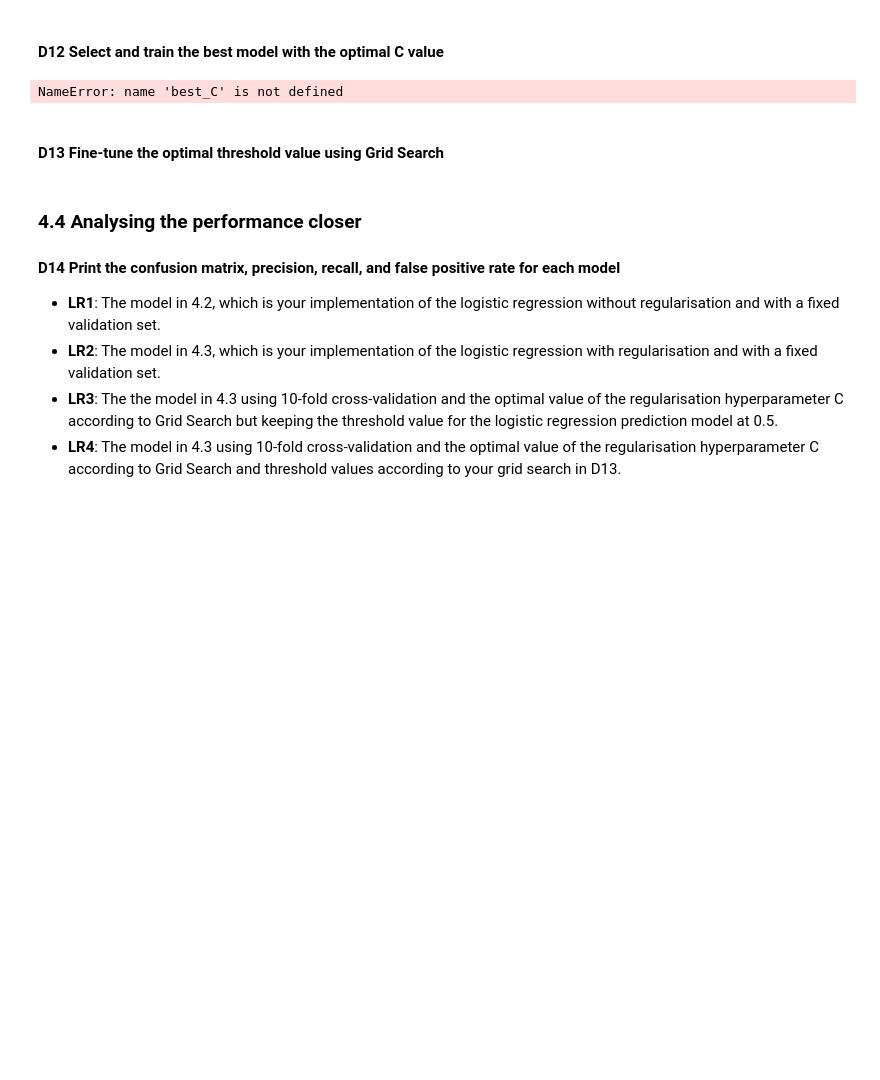
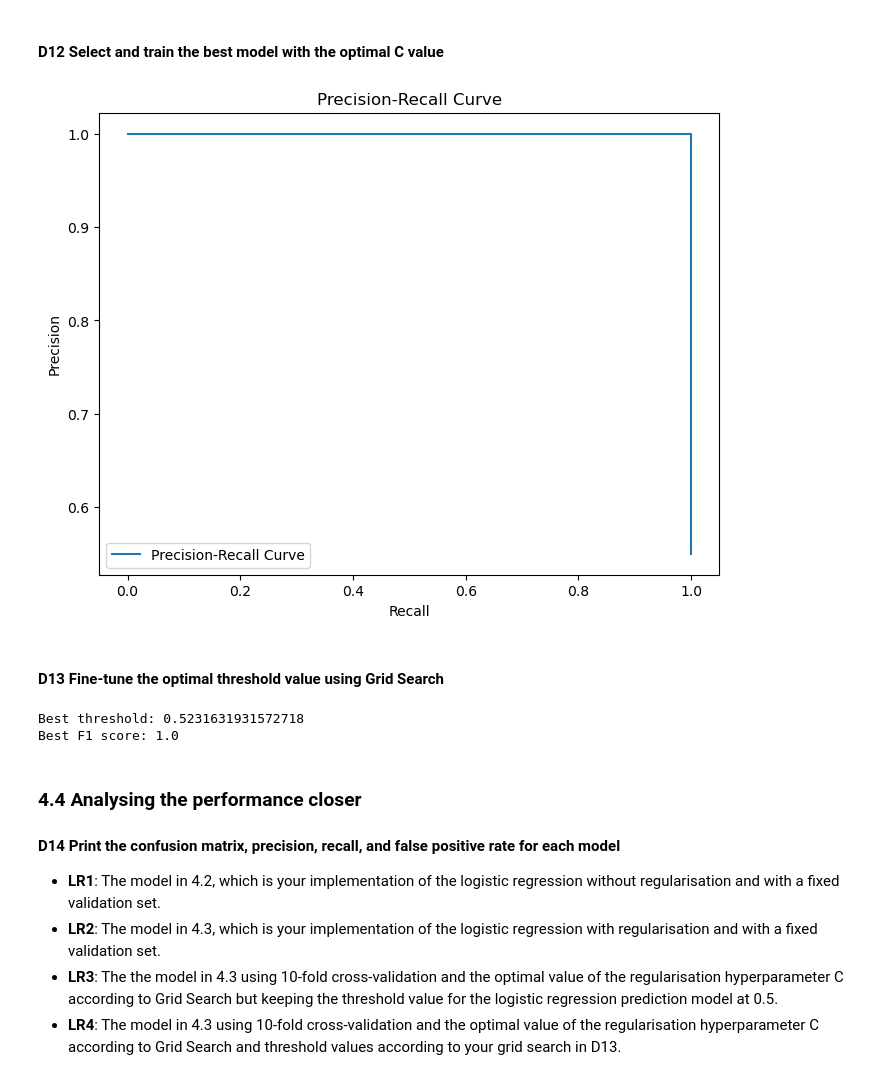
Before and after one commit to LisonLau/CITS5508-Assignments, a Jupyter notebook: Assignment 1 (15%)/assig1_23123849.ipynb, the cells around one changed output. Drawn from its saved outputs; the diff is of its cells as text; code cells hidden in the pictures; blank space fills up the shorter version.

```diff
--- a/Assignment 1 (15%)/assig1_23123849.ipynb
+++ b/Assignment 1 (15%)/assig1_23123849.ipynb
@@ -307,17 +318,17 @@ D7
 #### Using Scikit-learn LRC and GridSearchCV
 # %%
 X, y = make_classification(n_samples=100, n_features=10, random_state=42)
-X_train, X_val, y_train, y_val = train_test_split(X, y, test_size=0.2, random_state=42)
-
+TRAIN_X, VALID_X, TRAIN_Y, VALID_Y = train_test_split(X, y, test_size=0.2, random_state=42)
 
 # Create a logistic regression model
-lr_model = LogisticRegression(max_iter=1000)
+lr3_model = LogisticRegression(max_iter=1000)
+lr3_model.fit(TRAIN_X, TRAIN_Y)
 param_grid = {'C': C_range}
 
 # Perform grid search with 10-fold cross-validation on the training data
 # grid_search = GridSearchCV(estimator=lr_model, param_grid={'C': C_range}, cv=10, scoring='accuracy')
-grid_search = GridSearchCV(lr_model, param_grid, cv=10, scoring='accuracy')
-grid_search.fit(X_train, y_train)
+grid_search = GridSearchCV(lr3_model, param_grid, cv=10, scoring='accuracy')
+grid_search.fit(TRAIN_X, TRAIN_Y)
 
 # Get the results
 results = grid_search.cv_results_
@@ -390,44 +401,46 @@ How do they compare with what you obtain in task D8?
 #### D12 Select and train the best model with the optimal C value
 # %%
 # Train the model using the optimal C value
-best_lr_model = LogisticRegression(C=best_C, max_iter=1000)
-best_lr_model.fit(X_train, y_train)
+lr4_model = LogisticRegression(C=best_C, max_iter=1000)
+lr4_model.fit(TRAIN_X, TRAIN_Y)
 
 # Predict probabilities for the positive class (class 1) for the validation set
-y_prob_val = lr_model.predict_proba(X_val)[:, 1]
+y_prob_val = lr4_model.predict_proba(VALID_X)[:, 1]
 
 # Calculate the precision and recall for different threshold values
-precision, recall, thresholds = precision_recall_curve(y_val, y_prob_val)
+precision, recall, thresholds = precision_recall_curve(VALID_Y, y_prob_val)
 
 # Plot the precision-recall curve
 plt.figure(figsize=(8, 6))
 plt.plot(recall, precision, label='Precision-Recall Curve')
 plt.xlabel('Recall')
 plt.ylabel('Precision')
 plt.title('Precision-Recall Curve')
 plt.legend()
 plt.show()
 # %% [output]
-NameError: name 'best_C' is not defined
+[figure, added]
 # %% [markdown]
 #### D13 Fine-tune the optimal threshold value using Grid Search
 # %%
 # Fixed regularisation hyperparameter C
 C = best_C
-
 best_threshold = None
 best_f1_score = 0
 
 # Find the threshold that maximizes the F1 score
 for threshold in thresholds:
     y_pred_val = y_prob_val >= threshold
-    f1 = f1_score(y_val, y_pred_val)
+    f1 = f1_score(VALID_Y, y_pred_val)
     if f1 > best_f1_score:
         best_threshold = threshold
         best_f1_score = f1
 
 print('Best threshold:', best_threshold)
 print('Best F1 score:', best_f1_score)
+# %% [output]
+Best threshold: 0.5231631931572718
+Best F1 score: 1.0
 # %% [markdown]
 ### 4.4 Analysing the performance closer
 #### D14 Print the confusion matrix, precision, recall, and false positive rate for each model
```
Also changed, not shown: parts of 22 cells of this notebook, 1 other file.
